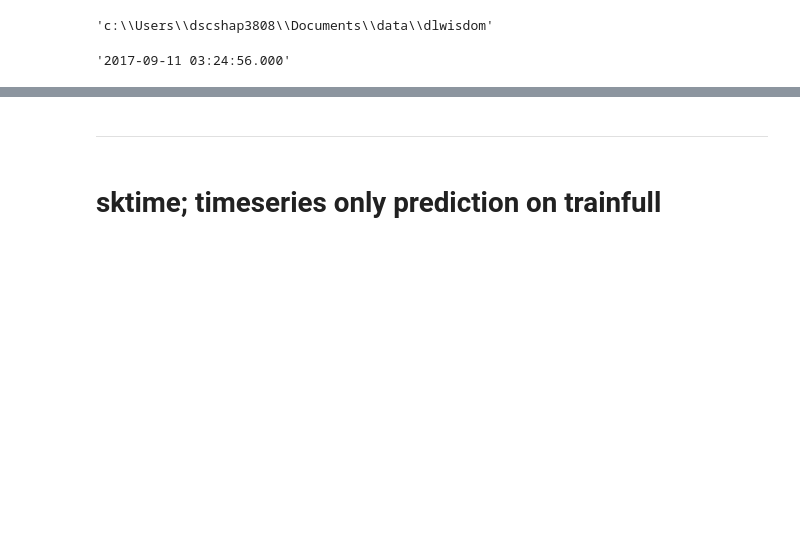
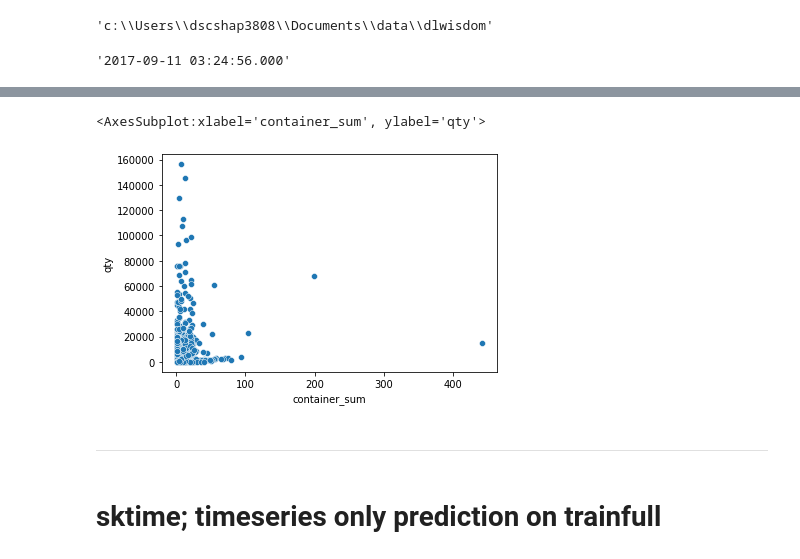
Before and after one commit to fyenne/play3_timeseries, a Jupyter notebook: first_receipt_predict_if_only_fas.ipynb, the cells around one changed output, grey strips where cells are left out. Drawn from its saved outputs; the diff is of its cells as text; code cells hidden in the pictures; blank space fills up the shorter version.

```diff
--- a/first_receipt_predict_if_only_fas.ipynb
+++ b/first_receipt_predict_if_only_fas.ipynb
@@ -174,3 +229,9 @@ KeyError: "Column 'receipt_id' does not exist!"
+# %%
+# train_first
+sns.scatterplot(x = 'container_sum', y  ='qty', data = train_first)
+# %% [output]
+<AxesSubplot:xlabel='container_sum', ylabel='qty'>
+[figure, added]
 # %% [markdown]
 ---
 # %%
```
Also changed, not shown: parts of 9 cells of this notebook.
